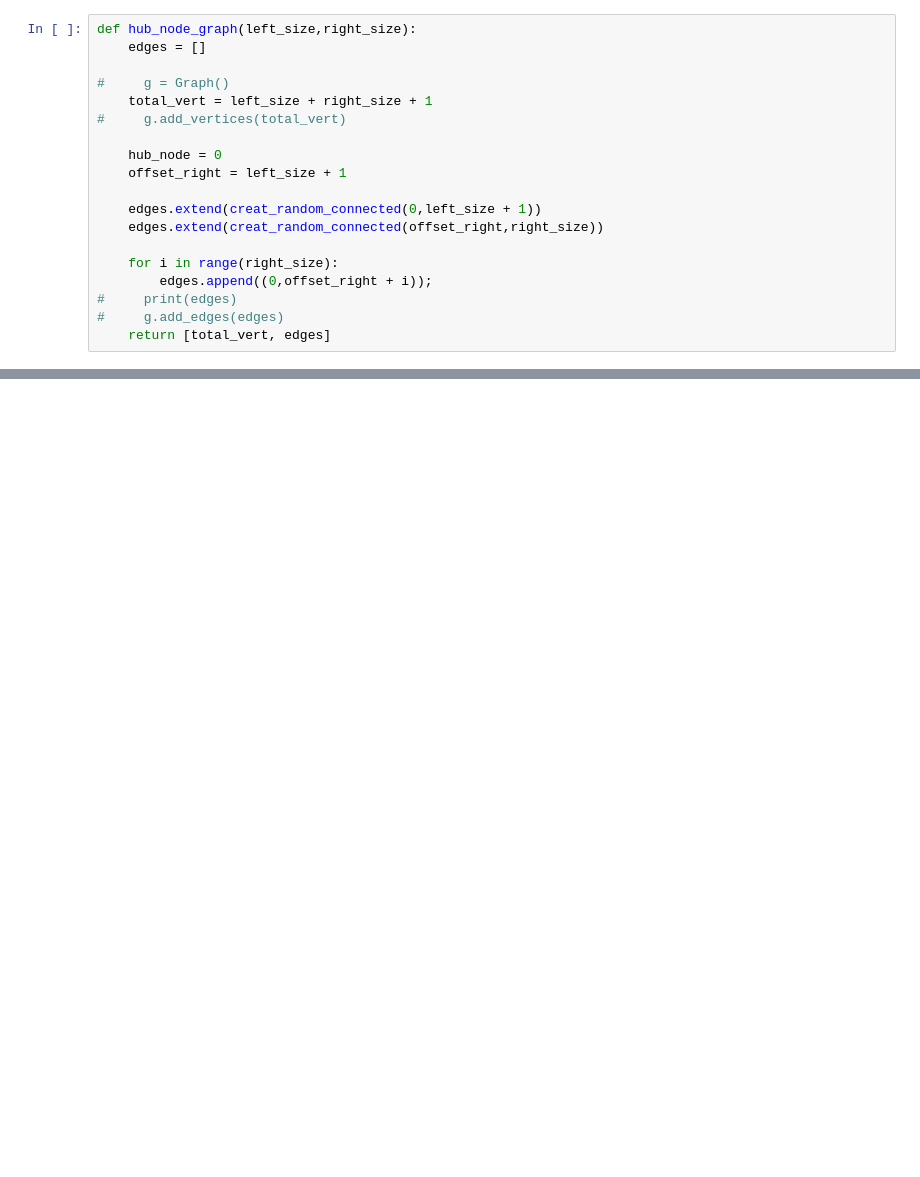
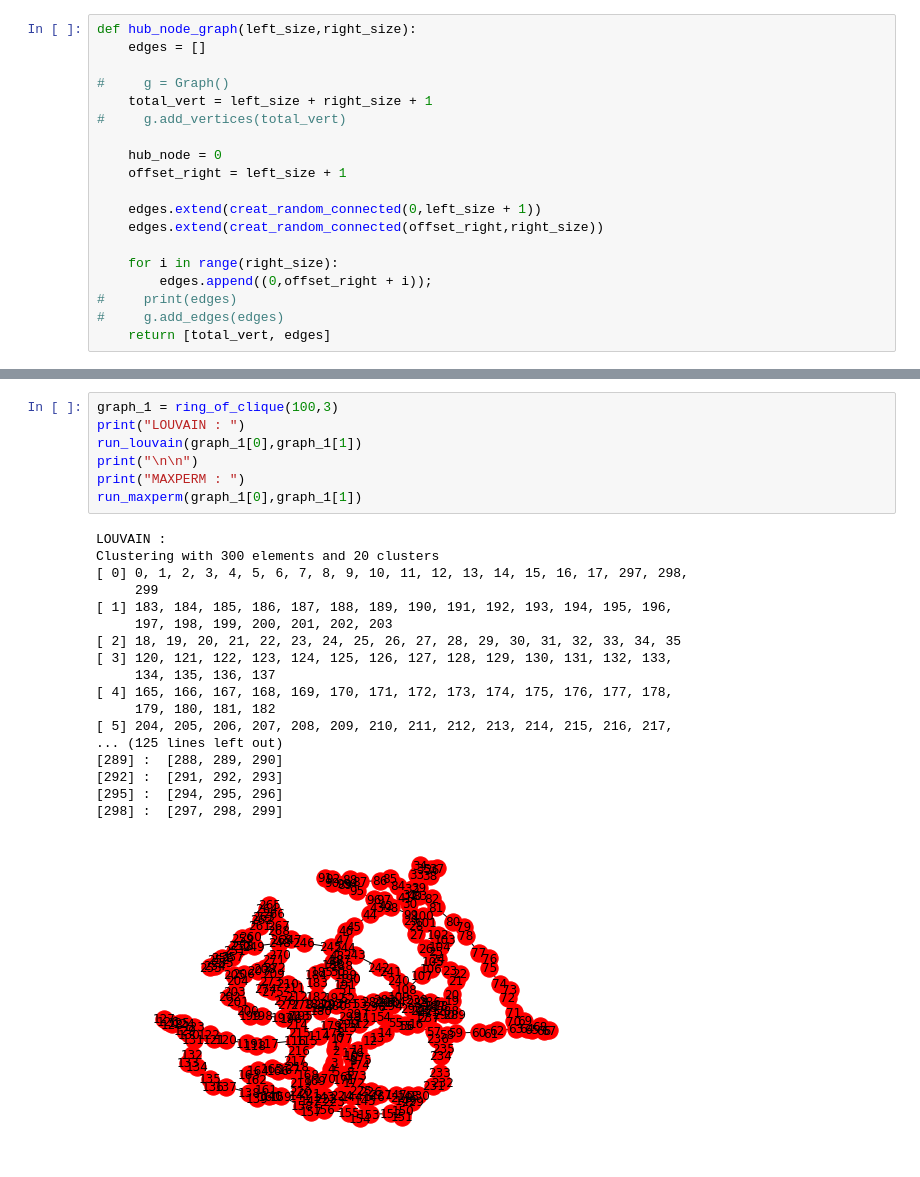
Before and after one commit to Atishay-jn/Bias-in-CDA, a Jupyter notebook: Anunay/Script.ipynb, the cells around one changed output, grey strips where cells are left out. Saved outputs shown, nothing was run; the diff lists cells and outputs as text; blank space fills up the shorter version.

```diff
--- a/Anunay/Script.ipynb
+++ b/Anunay/Script.ipynb
@@ -614,0 +375,26 @@ Our MaxPerm Implementation took 11.889962 seconds
+# %%
+graph_1 = ring_of_clique(100,3)
+print("LOUVAIN : ")
+run_louvain(graph_1[0],graph_1[1])
+print("\n\n")
+print("MAXPERM : ")
+run_maxperm(graph_1[0],graph_1[1])
+# %% [output]
+LOUVAIN :
+Clustering with 300 elements and 20 clusters
+[ 0] 0, 1, 2, 3, 4, 5, 6, 7, 8, 9, 10, 11, 12, 13, 14, 15, 16, 17, 297, 298,
+     299
+[ 1] 183, 184, 185, 186, 187, 188, 189, 190, 191, 192, 193, 194, 195, 196,
+     197, 198, 199, 200, 201, 202, 203
+[ 2] 18, 19, 20, 21, 22, 23, 24, 25, 26, 27, 28, 29, 30, 31, 32, 33, 34, 35
+[ 3] 120, 121, 122, 123, 124, 125, 126, 127, 128, 129, 130, 131, 132, 133,
+     134, 135, 136, 137
+[ 4] 165, 166, 167, 168, 169, 170, 171, 172, 173, 174, 175, 176, 177, 178,
+     179, 180, 181, 182
+[ 5] 204, 205, 206, 207, 208, 209, 210, 211, 212, 213, 214, 215, 216, 217,
+... (125 lines left out)
+[289] :  [288, 289, 290]
+[292] :  [291, 292, 293]
+[295] :  [294, 295, 296]
+[298] :  [297, 298, 299]
+[figure, added]
```
Also changed, not shown: parts of 72 cells of this notebook, 5 other files.
